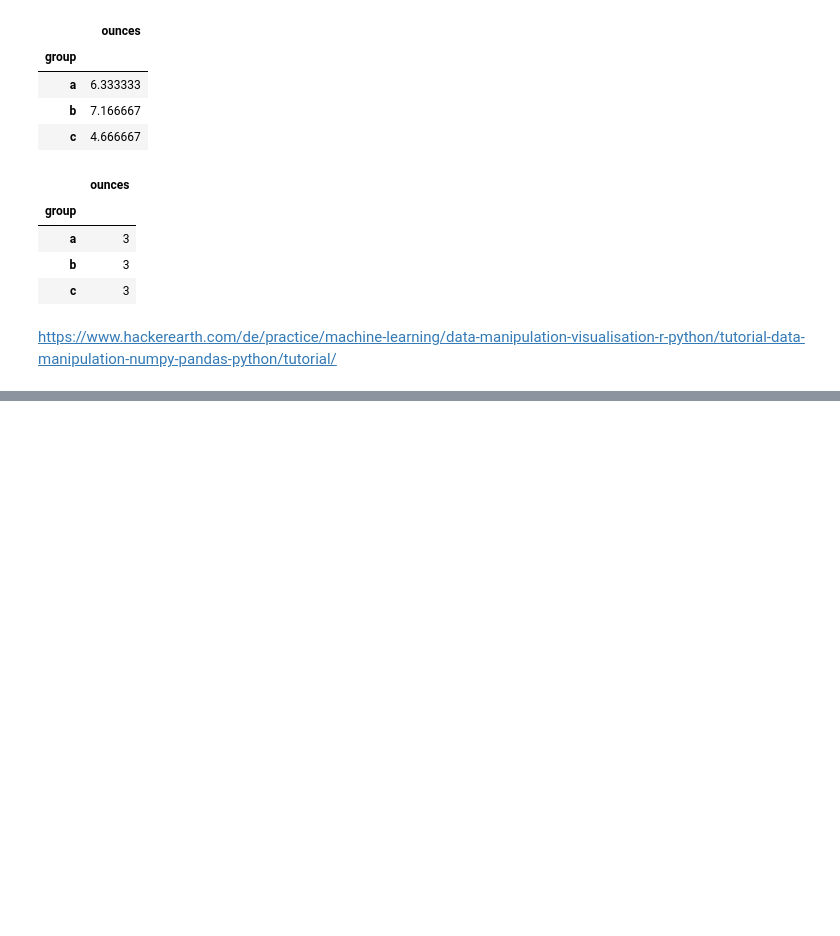
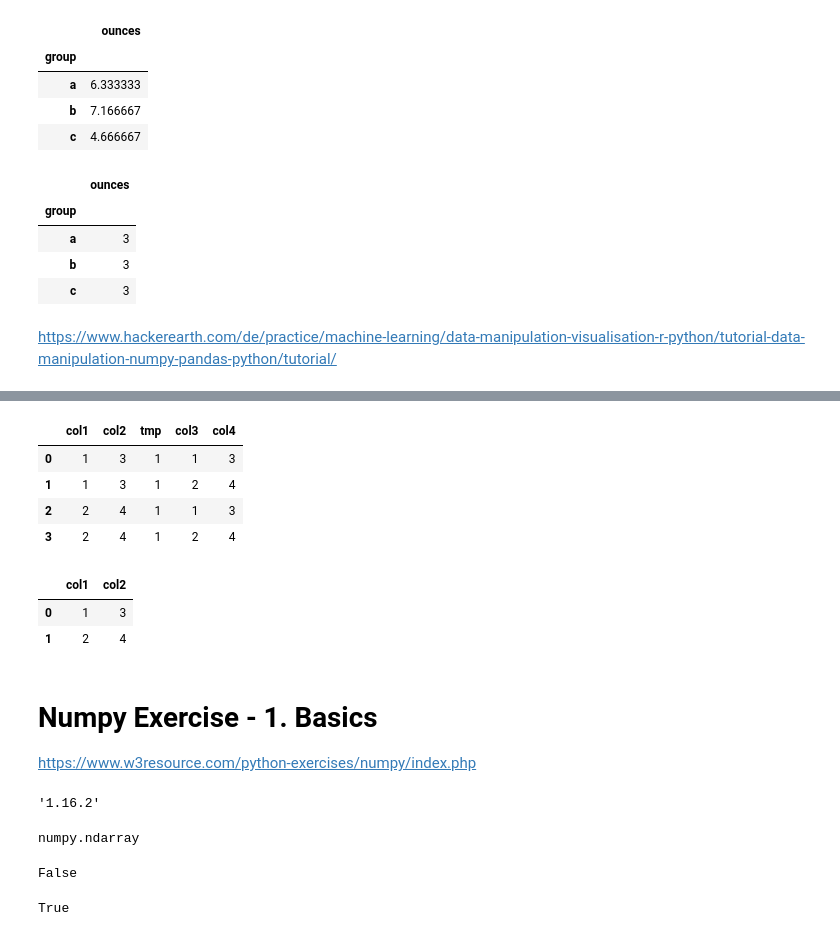
Before and after one commit to vmsgiridhar/AI2019, a Jupyter notebook: DS_Practice/NumpyPandas.ipynb, the cells around one changed output, grey strips where cells are left out. Drawn from its saved outputs; the diff is of its cells as text; code cells hidden in the pictures; blank space fills up the shorter version.

```diff
--- a/DS_Practice/NumpyPandas.ipynb
+++ b/DS_Practice/NumpyPandas.ipynb
@@ -679,0 +738,18 @@ https://www.hackerearth.com/de/practice/machine-learning/data-manipulation-visua
+# %%
+d = {'col1': [1, 2], 'col2': [3, 4]}
+# %%
+e = {'col3': [1, 2], 'col4': [3, 4]}
+# %%
+df = pd.DataFrame(data=d)
+# %%
+df2 = pd.DataFrame(data=e)
+df['tmp'] = 1
+df2['tmp'] = 1
+# %%
+df.merge(df2, on=['tmp'])
+# %% [output]
+|  | col1 | col2 | tmp | col3 | col4 |
+| 0 | 1 | 3 | 1 | 1 | 3 |
+| 1 | 1 | 3 | 1 | 2 | 4 |
+| 2 | 2 | 4 | 1 | 1 | 3 |
+| 3 | 2 | 4 | 1 | 2 | 4 |
@@ -679,0 +758,27 @@ https://www.hackerearth.com/de/practice/machine-learning/data-manipulation-visua
+# %%
+df
+# %% [output]
+|  | col1 | col2 |
+| 0 | 1 | 3 |
+| 1 | 2 | 4 |
+# %% [markdown]
+# Numpy Exercise - 1. Basics
+https://www.w3resource.com/python-exercises/numpy/index.php
+# %%
+# print numpy version
+np.__version__
+# %% [output]
+'1.16.2'
+# %%
+# Write a NumPy program to test whether none of the elements of a given array is zero
+type(np.ones(5))
+# %% [output]
+numpy.ndarray
+# %%
+0 in np.ones(5)
+# %% [output]
+False
+# %%
+np.all(np.ones(5))
+# %% [output]
+True
```
Also changed, not shown: parts of 55 cells of this notebook, 17 other files.
